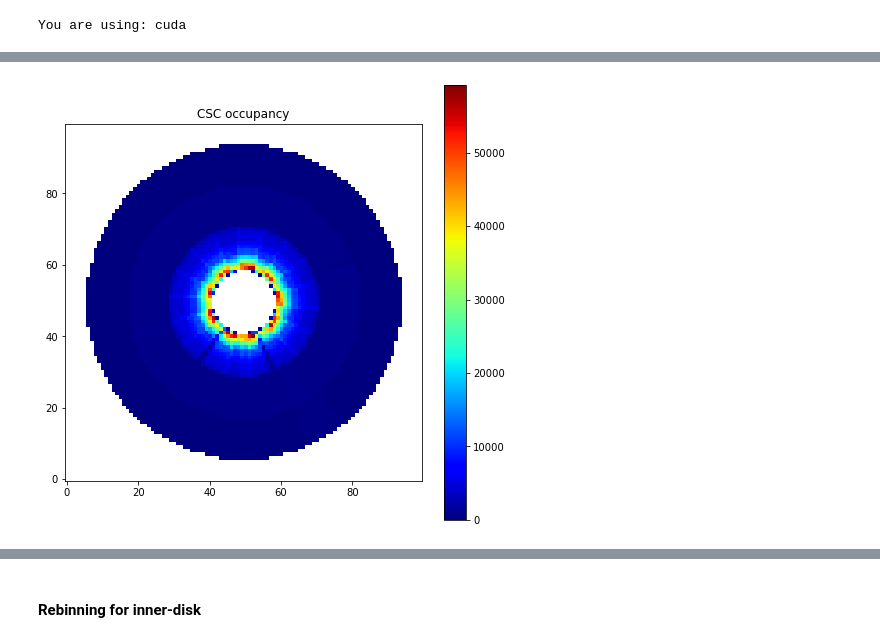
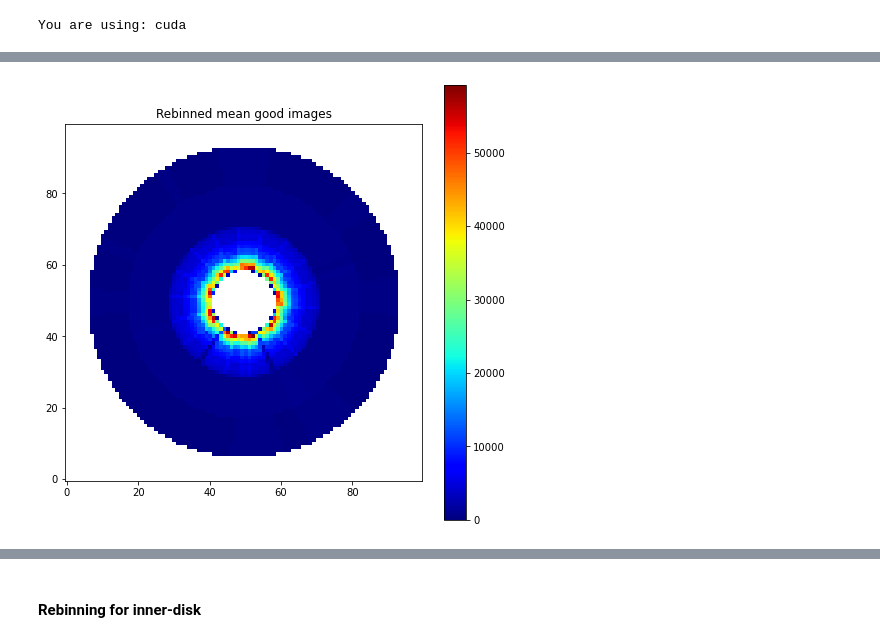
Before and after one commit to Ma128-bit/ML4DQM_deprecated, a Jupyter notebook: CSC_AE_image_classification.ipynb, the cells around one changed output, grey strips where cells are left out. Saved outputs shown, nothing was run; the diff lists cells and outputs as text; code cells hidden in the pictures.

```diff
--- a/CSC_AE_image_classification.ipynb
+++ b/CSC_AE_image_classification.ipynb
@@ -77,0 +34,15 @@ Show2Dimg(good_imgs[0], title="Rebinned good image")
+# %%
+dir = "/eos/cms/store/group/ml/AD4MVDHackathon/ML4DQM_MUON/anomalies/"
+file = "hRHGlobalm2_130824_s1.npz"
+data = np.load(dir+file)
+#data.files has "bad_flag": 1 for good data, -1 for bad data
+
+data_np = np.array(data["bad_flag"])
+
+# Filter data to only include images with a bad flag of 1 or -1
+valid_data_filter = np.isin(data["bad_flag"], [-1, 1])
+
+# Apply the filter to the entire dictionary
+valid_data = {key: data[key][valid_data_filter] for key in data.files}
+
+print(f"Removed {len(data['bad_flag']) - len(valid_data['bad_flag'])} ambigious images")
@@ -77,0 +55,6 @@ Show2Dimg(good_imgs[0], title="Rebinned good image")
+# %%
+valid_imgs = valid_data["no_rebin_imgs"]
+valid_labels = valid_data["bad_flag"] == -1
+# %%
+mean_matrix = np.mean(valid_imgs[valid_labels == False], axis=0)
+Show2Dimg(mean_matrix, title="Unbinned Mean Good Images")
@@ -77,0 +63,5 @@ Show2Dimg(good_imgs[0], title="Rebinned good image")
+# %%
+inner_radius,outer_radius = station3_boundaries()
+regions = make_rebin_regions(mean_matrix,inner_radius,outer_radius,wheel_division=2, radial_division=2)
+Show2Dimg(assign_colors(regions))
+valid_imgs = np.array([rebin(regions, img) for img in valid_imgs])
@@ -78,8 +70,8 @@ Show2Dimg(good_imgs[0], title="Rebinned good image")
 # %%
-mean_matrix = np.mean(good_imgs, axis=0)
-Show2Dimg(mean_matrix)
+mean_matrix = np.mean(valid_imgs[valid_labels == False], axis=0)
+Show2Dimg(mean_matrix, title="Rebinned Mean Good Images")
 mean_matrix[mean_matrix == 0] = np.nan
 # %% [output]
-[figure, old version]
+[figure, new version]
 # %%
 out_label = "240724"
```
Also changed, not shown: parts of 34 cells of this notebook.
